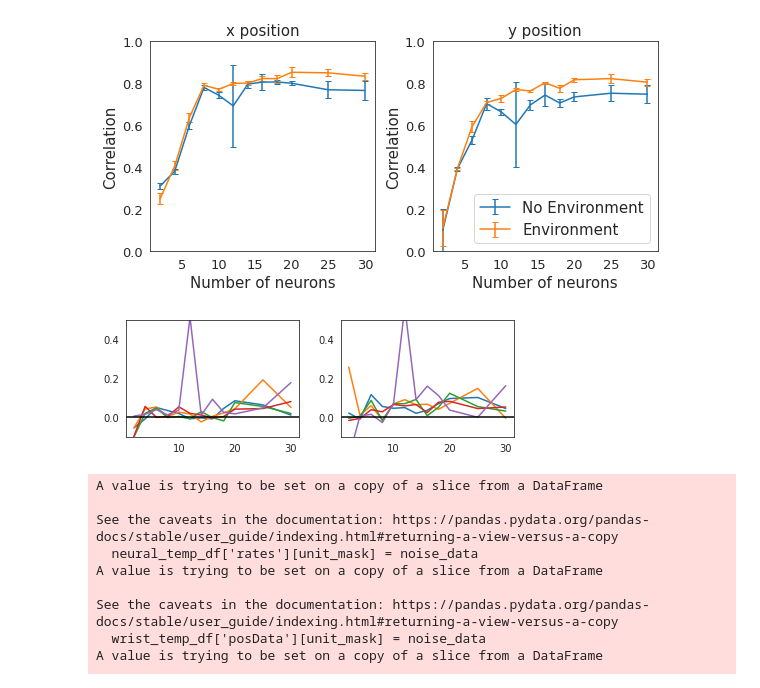
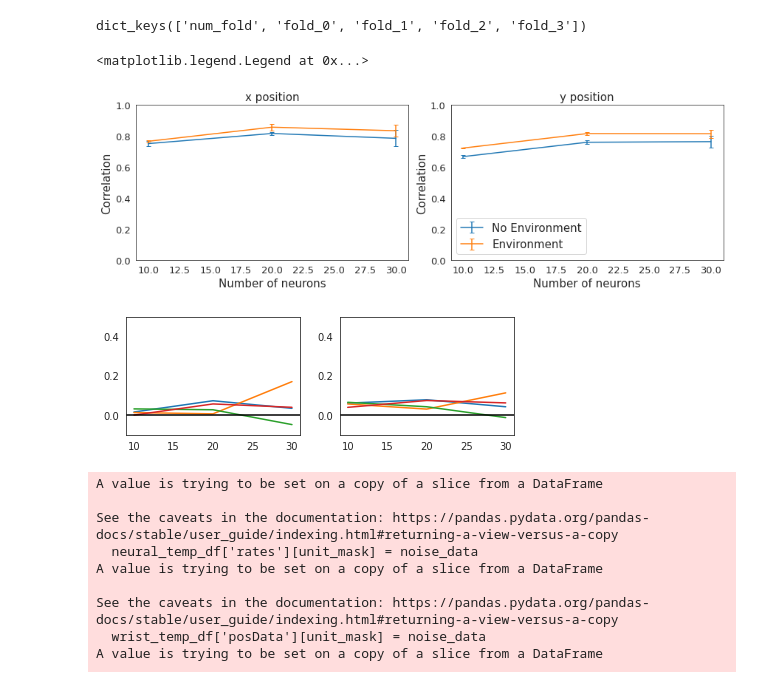
Before and after one commit to ntolley/ncm_2023, a Jupyter notebook: notebooks/make_neuron_sort_plot.ipynb, the cells around one changed output. Cells and saved outputs as stored; diff of their text form; code cells hidden in the pictures.

Commit message:
better plots

```diff
--- a/notebooks/make_neuron_sort_plot.ipynb
+++ b/notebooks/make_neuron_sort_plot.ipynb
@@ -35,21 +33,25 @@ marker_titles = ['']
 # %%
 # read python dict back from the file
-data_file = open('../data/SPK20220308/neuron_num_results/neuron_sort_results.pkl', 'rb')
+data_file = open('../data/SPK20220308/neuron_num_results/neuron_sort_results_alternate(2).pkl', 'rb')
 
 num_neuron_dict = pickle.load(data_file)
 data_file.close()
+# %%
+num_neuron_dict.keys()
+# %% [output]
+dict_keys(['num_fold', 'fold_0', 'fold_1', 'fold_2', 'fold_3'])
 # %%
-num_repeats = 5
-num_neuron_list = [2,4,6,8,10,12,14,16,18,20,25,30]
+num_fold = num_neuron_dict['num_fold']
 
 task_res = list()
 notask_res = list()
-for repeat_idx in range(num_repeats):
+for fold_idx in range(num_fold):
+    num_neuron_list = num_neuron_dict[f'fold_{fold_idx}']['num_neuron_list']
     task_test_corr = list()
     notask_test_corr = list()
     for num_neurons in num_neuron_list:
         # res_dict = num_neuron_dict[f'repeat_{repeat_idx}'][f'num_neuron_{num_neurons}']
-        res_dict = num_neuron_dict[f'fold_{repeat_idx}'][f'num_neuron_{num_neurons}']
+        res_dict = num_neuron_dict[f'fold_{fold_idx}'][f'num_neuron_{num_neurons}']
         task_test_corr.append(np.stack(res_dict['rnn']['task']['test_corr']))
         notask_test_corr.append(np.stack(res_dict['rnn']['notask']['test_corr']))
 
@@ -61,37 +63,38 @@ notask_res = np.stack(notask_res)
 # %%
 labelsize=15
 ticksize=13
 task_mean = np.mean(task_res, axis=0)
 task_std = np.std(task_res,  axis=0)
 
 notask_mean = np.mean(notask_res, axis=0)
 notask_std = np.std(notask_res,  axis=0)
 
 titles=['x position', 'y position']
-plt.figure(figsize=(8,4))
+plt.figure(figsize=(12,4))
 for plot_idx in range(2):
     plt.subplot(1,2,plot_idx+1)
     plt.errorbar(x=num_neuron_list, y=notask_mean[:,plot_idx], yerr=notask_std[:,plot_idx], capsize=3, label='No Environment')
     plt.errorbar(x=num_neuron_list, y=task_mean[:,plot_idx], yerr=task_std[:,plot_idx], capsize=3, label='Environment')
 
     plt.tight_layout()
     plt.ylim(0.0,1)
     plt.title(titles[plot_idx], fontsize=labelsize)
     plt.xlabel('Number of neurons', fontsize=labelsize)
     plt.ylabel('Correlation', fontsize=labelsize)
     plt.xticks(fontsize=ticksize)
     plt.yticks(fontsize=ticksize)
     plt.tight_layout()
 
 plt.legend(fontsize=labelsize)
-plt.savefig('neuron_sort_curve.svg')
+# plt.savefig('neuron_sort_curve.svg')
 # %% [output]
+<matplotlib.legend.Legend at 0x...>
-[figure, old version]
+[figure, new version]
 # %%
 plt.figure(figsize=(6,6))
 for plot_idx in range(2):
     plt.subplot(3,2,plot_idx+1)
-    for repeat_idx in range(num_repeats):
+    for repeat_idx in range(num_fold):
 
         corr_diff = task_res[repeat_idx, :, plot_idx] - notask_res[repeat_idx, :, plot_idx]
 
@@ -101,7 +104,7 @@ for plot_idx in range(2):
     plt.axhline(y=0, color='k')
     plt.ylim(-0.1, 0.5)
 # %% [output]
-[figure, old version]
+[figure, new version]
 # %%
 neural_offset = 10 # try 50-150 ms offset
 window_size = 70
```
Also changed, not shown: parts of 6 cells of this notebook.
